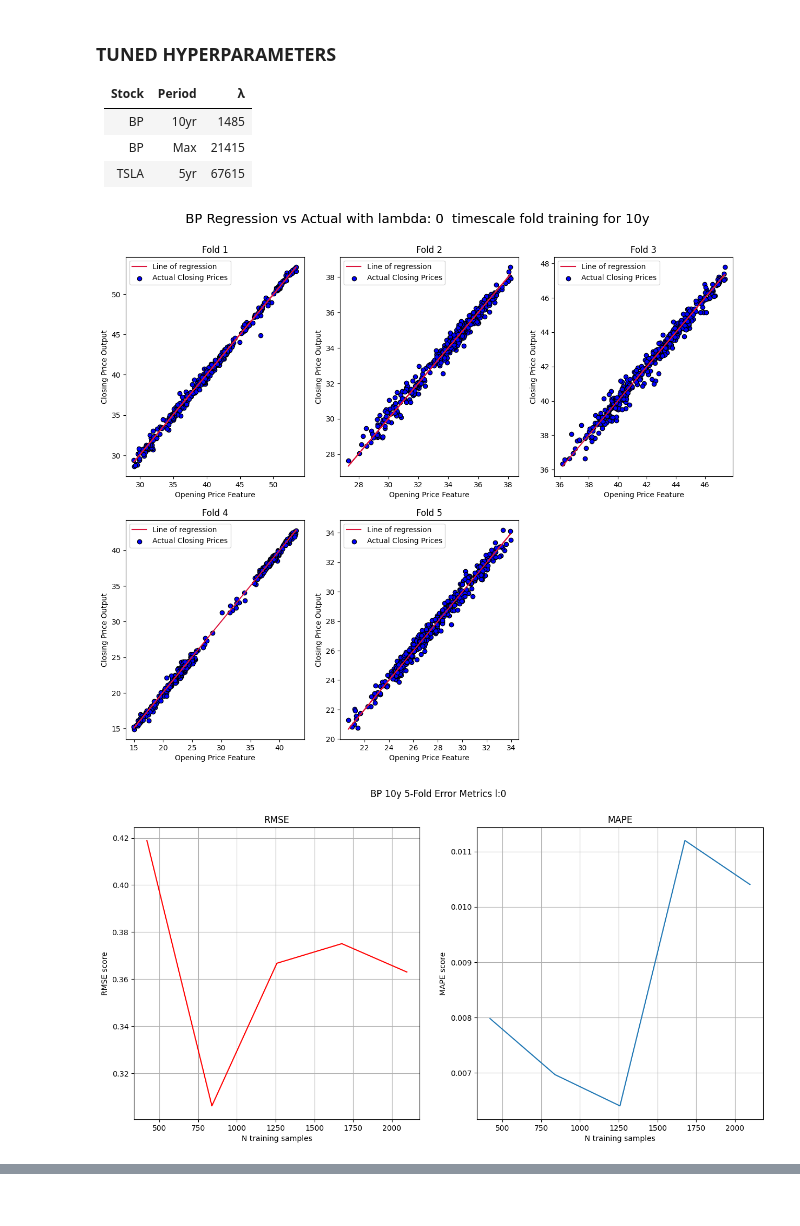
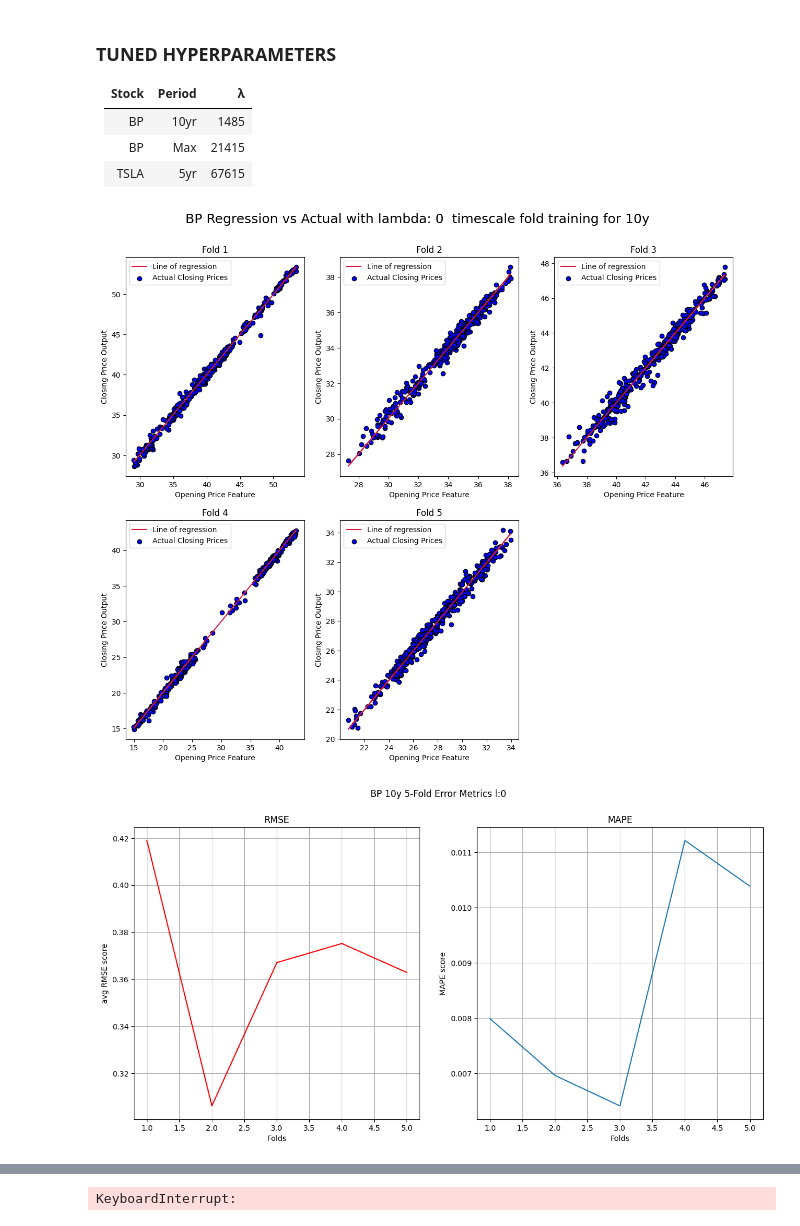
Before and after one commit to woodwj/TD_mlproject, a Jupyter notebook: TDML_model1.ipynb, the cells around one changed output, grey strips where cells are left out. Drawn from its saved outputs; the diff is of its cells as text; code cells hidden in the pictures.

Commit message:
added the model debugging weights

```diff
--- a/TDML_model1.ipynb
+++ b/TDML_model1.ipynb
@@ -28,14 +29,15 @@ import matplotlib.pyplot as plt
 from statsmodels.graphics.tsaplots import plot_acf
 from sklearn.metrics import mean_absolute_percentage_error
 
+cache = {}
+
 class dataset:
 
     def fetch(self, stock, period):
         d = yf.download(stock, period=period, progress=False)
+        data = d["Open"].to_numpy().reshape(d.shape[0],1), d["Close"].to_numpy().reshape(d.shape[0],1)
+        cache[f"{stock} {period}"] = data
         return d["Open"].to_numpy().reshape(d.shape[0],1), d["Close"].to_numpy().reshape(d.shape[0],1)
-
-    def tilda(self,data):
-        return np.concatenate([np.ones((data.shape[0],1)), data],axis=1)
 
     # use "period" instead of start/end
     # valid periods: 1d,5d,1mo,3mo,6mo,1y,2y,5y,10y,ytd,max
@@ -43,14 +45,15 @@ class dataset:
     def __init__(self,stocks,period):
         self.X,self.Y = self.fetch(stocks, period)
         split = int(len(self.X)*0.8)
-        X_tr = self.X[:split]
-        X_te = self.X[split:]
+        self.X_tr = self.tilda(self.X[:split])
+        self.X_te = self.tilda(self.X[split:])
         self.Y_tr = self.Y[:split]
         self.Y_te = self.Y[split:]
-        self.X_te = self.tilda(X_te)
-        self.X_tr = self.tilda(X_tr)
-        #self.X_val = self.tilda(X)
-        #self.Y_val = Y
+
+
+    def tilda(self,X):
+        return np.concatenate([np.ones((X.shape[0],1)), X],axis=1)
+
 
 class model:
     def __init__(self, dataset):
@@ -231,12 +321,17 @@ resultsTSLA = CV_timeseries_gridwalk("TSLA", parameters = {'periods': periods, '
+# %%
+# valid periods: 5d,1mo,3mo,6mo,1y,2y,5y,10y,ytd,max
+periods = ['1mo','3mo','6mo','1y','2y','5y','10y','max']
+resultsBP = CV_timeseries_gridwalk("BP", parameters = {'periods': periods, 'L':range(0,-100000,-1000)}, metric='MAPE')
+resultsTSLA = CV_timeseries_gridwalk("TSLA", parameters = {'periods': periods, 'L':range(0,-100000,-1000)}, metric='MAPE')
 # %%
 print("BP")
 for c, params in enumerate(resultsBP['params']):
   if resultsBP['mean_scores'][c] < 0.01 and resultsBP['mean_scores'][c] > -0.01:
-    print(params, resultsBP['mean_scores'][c])
+    print(params, resultsBP['mean_scores'][c],resultsBP['scores_std'][c])
 
 print("\nTSLA")
 for c, params in enumerate(resultsTSLA['params']):
-  if resultsTSLA['mean_scores'][c] < 0.01 and resultsTSLA['mean_scores'][c] > -0.01:
-    print(params, resultsTSLA['mean_scores'][c])
+  if resultsTSLA['mean_scores'][c] < 0.03 and resultsTSLA['mean_scores'][c] > -0.03:
+    print(params, resultsTSLA['mean_scores'][c], resultsTSLA['scores_std'][c])
 # %% [output]
 BP
@@ -324,8 +413,8 @@ def hyperam_experiment(stock, period, l):
         model.train(l)
         y_prediction = model.f(d.X_te)
 
-        RMSE_scores[train.size] = model.RMSE()
-        MAPE_scores[train.size] = model.MAPE()
+        RMSE_scores[c] = model.RMSE()
+        MAPE_scores[c] = model.MAPE()
 
         # plot predicted against input with actual
         # add a new subplot iteratively using nrows and cols
@@ -342,35 +431,35 @@ def hyperam_experiment(stock, period, l):
 
         c +=1
 
     plt.show()
 
 
     plt.figure(figsize=(15, 7))
     plt.suptitle(f"{stock} {period} 5-Fold Error Metrics l:{l}")
     ax = plt.subplot(1,2,1)
     RMSE, = ax.plot(list(RMSE_scores.keys()),list(RMSE_scores.values()),'r-')
     ax.grid()
     ax.set_title("RMSE")
-    ax.set_xlabel('N training samples')
-    ax.set_ylabel('RMSE score')
+    ax.set_xlabel('Folds')
+    ax.set_ylabel('avg RMSE score')
     ax = plt.subplot(1,2,2)
     MAPE, = plt.plot(list(MAPE_scores.keys()),list(MAPE_scores.values()))
     ax.grid()
     ax.set_title("MAPE")
-    ax.set_xlabel('N training samples')
+    ax.set_xlabel('Folds')
     ax.set_ylabel('MAPE score')
     plt.subplots_adjust(hspace=0.2)
     plt.show()
 
 
 # valid periods: 5d,1mo,3mo,6mo,1y,2y,5y,10y,ytd,max
 hyperam_experiment("BP","10y", 0)
 hyperam_experiment("BP","10y", 1485)
 hyperam_experiment("BP","max", 0)
 hyperam_experiment("BP","max", 21415)
 hyperam_experiment("TSLA","5y", 0)
 hyperam_experiment("TSLA","5y", 67615)
 # %% [output]
 [figure]
-[figure, old version]
+[figure, new version]
 [figure]
@@ -385,0 +467 @@ hyperam_experiment("TSLA","5y", 67615)
+KeyboardInterrupt:
```
Also changed, not shown: parts of 11 cells of this notebook, 1 other file.
